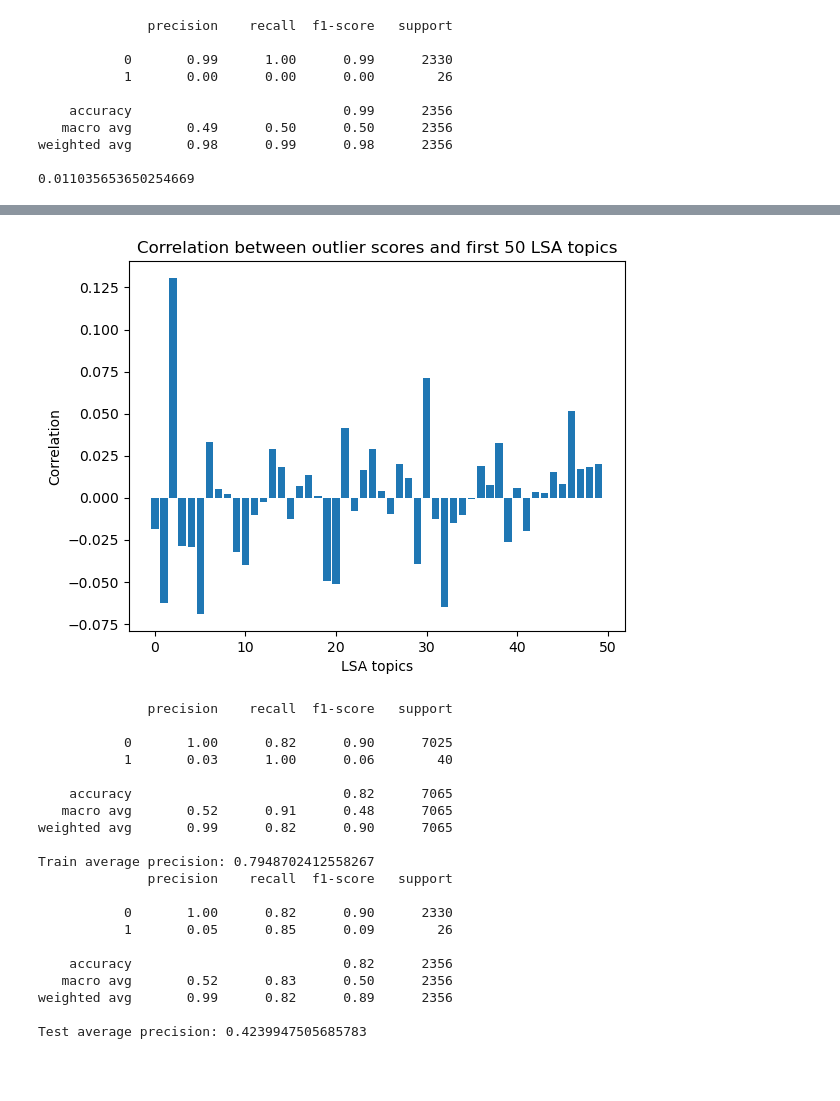
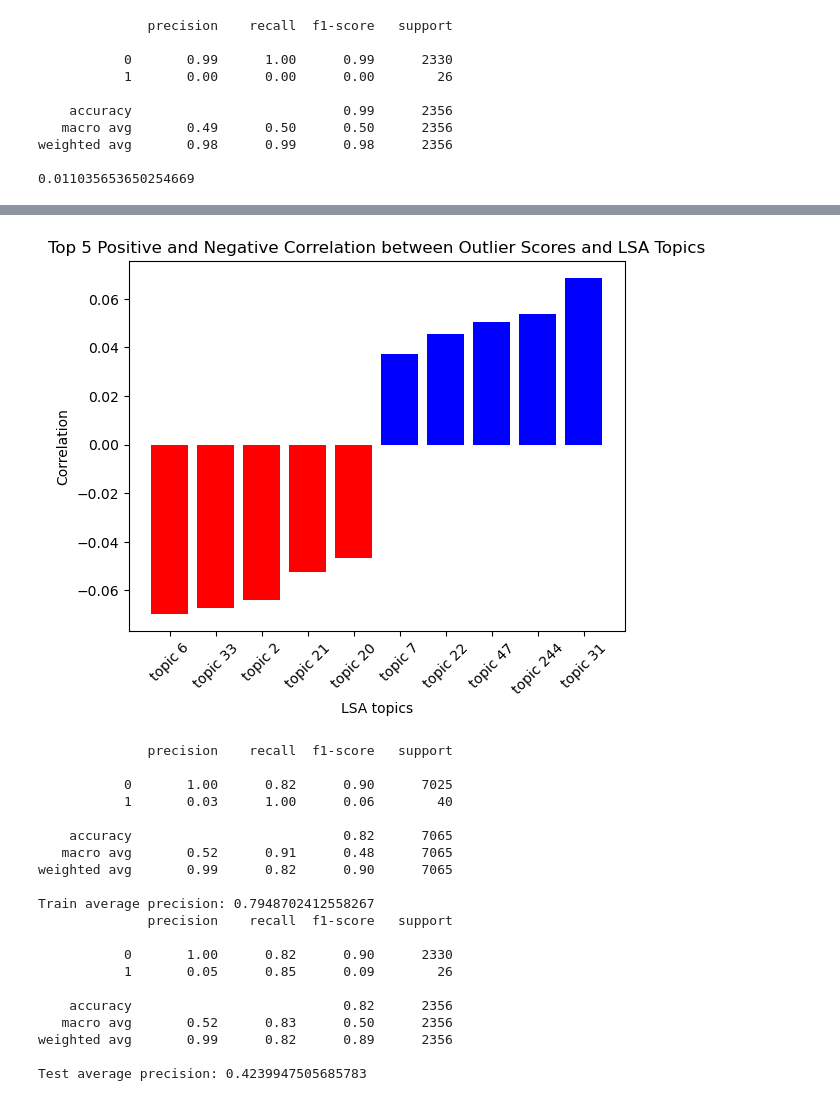
Before and after one commit to milanmarks/stat222proj, a Jupyter notebook: code/7.models.ipynb, the cells around one changed output, grey strips where cells are left out. Saved outputs shown, nothing was run; the diff lists cells and outputs as text; code cells hidden in the pictures; blank space fills up the shorter version.

```diff
--- a/code/7.models.ipynb
+++ b/code/7.models.ipynb
@@ -336,5 +313,0 @@ plt.show()
-# %%
-res = []
-for i in range(47):
-    res.append(np.corrcoef(y_pred, X_numlsa_train[:, i].astype("float"))[0,1])
-plt.bar(np.arange(47), res)
@@ -344,14 +314,35 @@ plt.bar(np.arange(47), res)
-# %%
-res = []
-for i in range(50):
-    res.append(np.corrcoef(y_pred, X_numlsa_train[:, i+47].astype("float"))[0,1])
-plt.bar(np.arange(50), res)
-plt.xlabel("LSA topics")
-plt.ylabel("Correlation")
-plt.title("Correlation between outlier scores and first 50 LSA topics")
-plt.show()
-# %% [output]
-[figure, removed]
+# %%
+X_numlsa_all = np.vstack([X_numlsa_train, X_numlsa_test])
+y_pred = clf.decision_function(X_numlsa_test)
+y_score = np.concatenate([clf.decision_scores_, y_pred])
+
+
+res = []
+for i in range(300):
+    res.append(np.corrcoef(y_score, X_numlsa_all[:, i+47].astype("float"))[0,1])
+
+# Convert the list to a NumPy array for easier manipulation
+arr_values = np.array(res)
+
+# Get the indices that would sort the array
+sorted_indices = np.argsort(arr_values)
+
+# Get the indices of the 5 smallest values
+min_indices = sorted_indices[:5]
+# Get the indices of the 5 largest values (reversed to get descending order)
+max_indices = sorted_indices[-6:-1]
+indices = np.concatenate([min_indices, max_indices])
+
+plt.bar(np.arange(5), arr_values[min_indices], color="red")
+plt.bar(np.arange(5, 10), arr_values[max_indices], color="blue")
+plt.xticks(np.arange(10), [f"topic {i + 1}" for i in indices], rotation = 45)
+
+plt.xlabel("LSA topics")
+plt.ylabel("Correlation")
+plt.title("Top 5 Positive and Negative Correlation between Outlier Scores and LSA Topics")
+plt.show()
+# %% [output]
+[figure, added]
 # %%
 eec = EasyEnsembleClassifier(random_state=42, estimator=RandomForestClassifier(), n_estimators=20)
 eec.fit(X_num_train, y_train)
```
Also changed, not shown: parts of 25 cells of this notebook.
